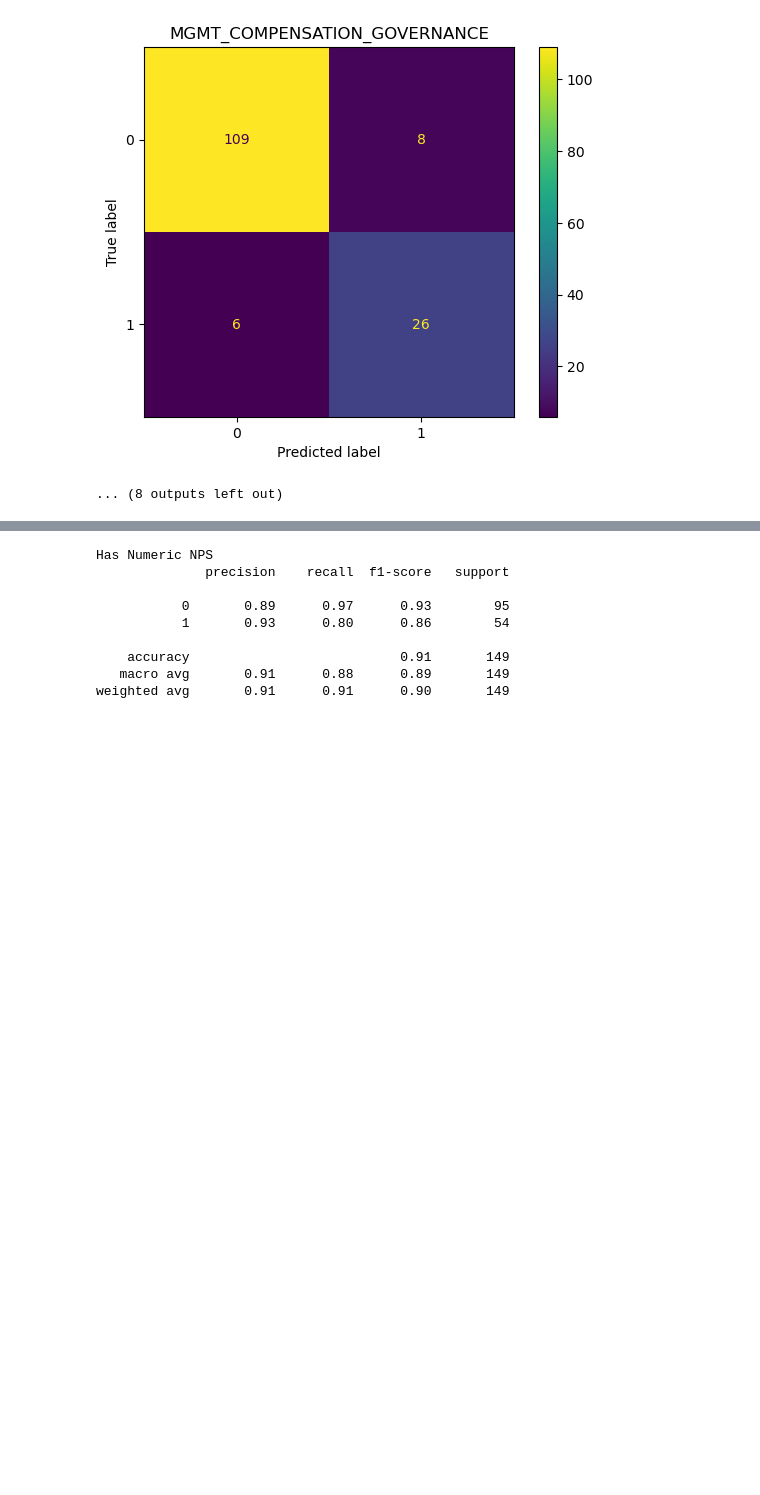
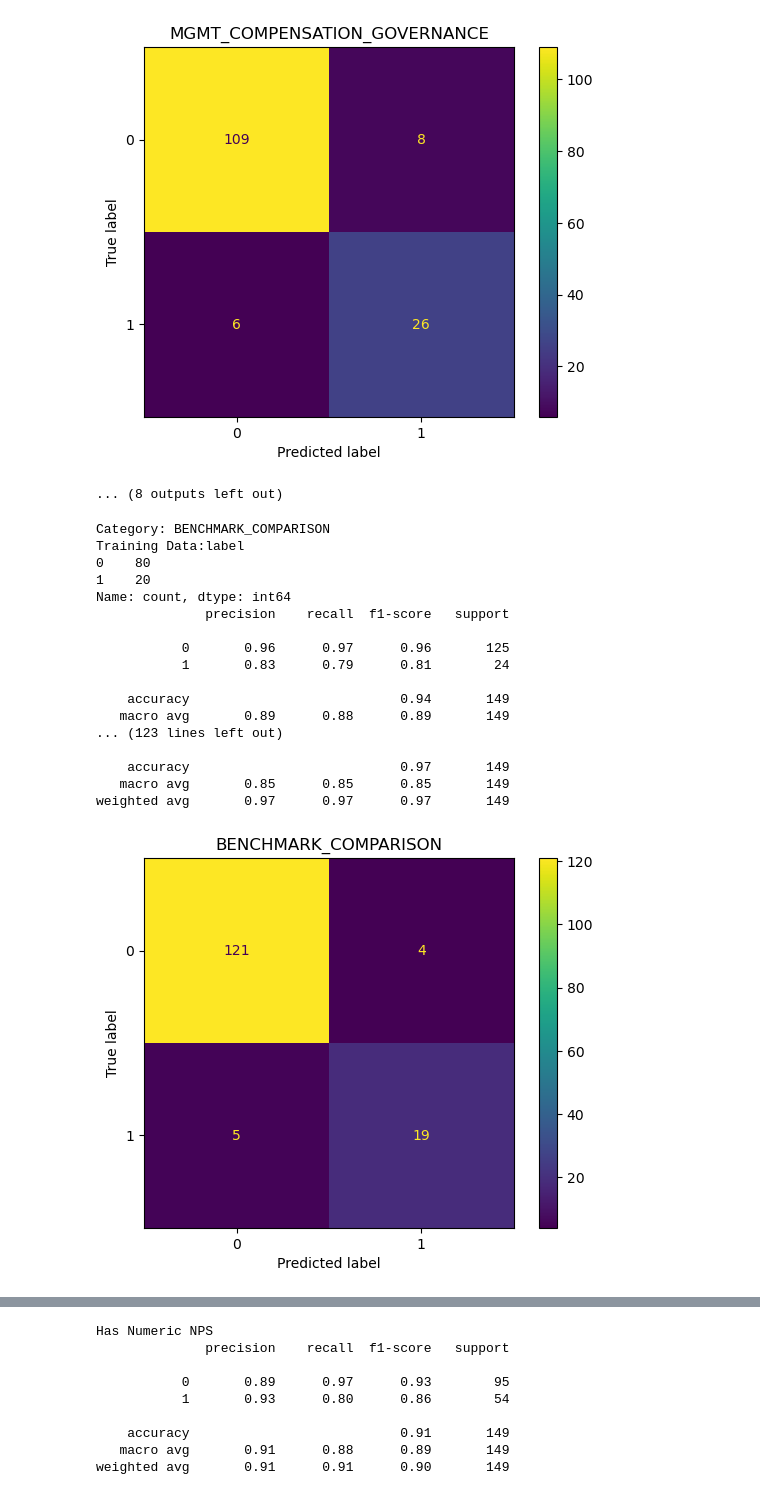
Before and after one commit to kryptex28/NPS-Crawling, a Jupyter notebook: train/NPS-SVM.ipynb, the cells around one changed output, grey strips where cells are left out. Drawn from its saved outputs; the diff is of its cells as text; code cells hidden in the pictures; blank space fills up the shorter version.

Commit message:
add nps-svm one-hot encoded

```diff
--- a/train/NPS-SVM.ipynb
+++ b/train/NPS-SVM.ipynb
@@ -63,7 +64,7 @@ for category in nps_categories:
 # %%
 model = SentenceTransformer(r'C:\Users\silas\VSProjects\NPS-Crawling\src\nps_crawling\classification\model\cache\bge-m3')
 for file in os.listdir(r"labeled_data\preprocessed\nps_category"):
-    if file.endswith(".csv"):
+    if file.endswith(".csv") and file.split(".")[0] in nps_categories:
         df = pd.read_csv(os.path.join(r"labeled_data\preprocessed\nps_category", file))
         category_name = file.split(".")[0]
         train_df, test_df = train_test_split(df, test_size=0.2, random_state=42)
@@ -147,3 +148,46 @@ Category: MGMT_COMPENSATION_GOVERNANCE
 weighted avg       0.91      0.91      0.91       149
 [figure]
 ... (8 outputs left out)
+# %%
+model = SentenceTransformer(r'C:\Users\silas\VSProjects\NPS-Crawling\src\nps_crawling\classification\model\cache\bge-m3')
+for file in os.listdir(r"labeled_data\preprocessed\nps_category"):
+    if file.endswith(".csv"):
+        df = pd.read_csv(os.path.join(r"labeled_data\preprocessed\nps_category", file))
+        category_name = file.split(".")[0]
+        train_df, test_df = train_test_split(df, test_size=0.2, random_state=42)
+        # Encode the text data
+        train_df = train_df.head(100)  # Use only the first 100 samples for training
+        train_embeddings = model.encode(train_df["text"].tolist())
+        test_embeddings = model.encode(test_df["text"].tolist())
+        # Train an SVM classifier
+        clf = make_pipeline(StandardScaler(), SVC(kernel='linear', random_state=42))
+        clf.fit(train_embeddings, train_df["label"])
+        # Predict and evaluate
+        test_predictions = clf.predict(test_embeddings)
+        # Make a confusion matrix and classification report
+        print(f"Category: {category_name}")
+        print("Training Data:" + str(train_df['label'].value_counts()))
+        print(classification_report(test_df["label"], test_predictions))
+        cm = confusion_matrix(test_df["label"], test_predictions)
+        disp = ConfusionMatrixDisplay(confusion_matrix=cm)
+        disp.plot()
+        plt.title(f"{category_name}")
+# %% [output]
+Category: BENCHMARK_COMPARISON
+Training Data:label
+0    80
+1    20
+Name: count, dtype: int64
+              precision    recall  f1-score   support
+
+           0       0.96      0.97      0.96       125
+           1       0.83      0.79      0.81        24
+
+    accuracy                           0.94       149
+   macro avg       0.89      0.88      0.89       149
+... (123 lines left out)
+
+    accuracy                           0.97       149
+   macro avg       0.85      0.85      0.85       149
+weighted avg       0.97      0.97      0.97       149
+[figure, added]
```
Also changed, not shown: parts of 2 cells of this notebook.
